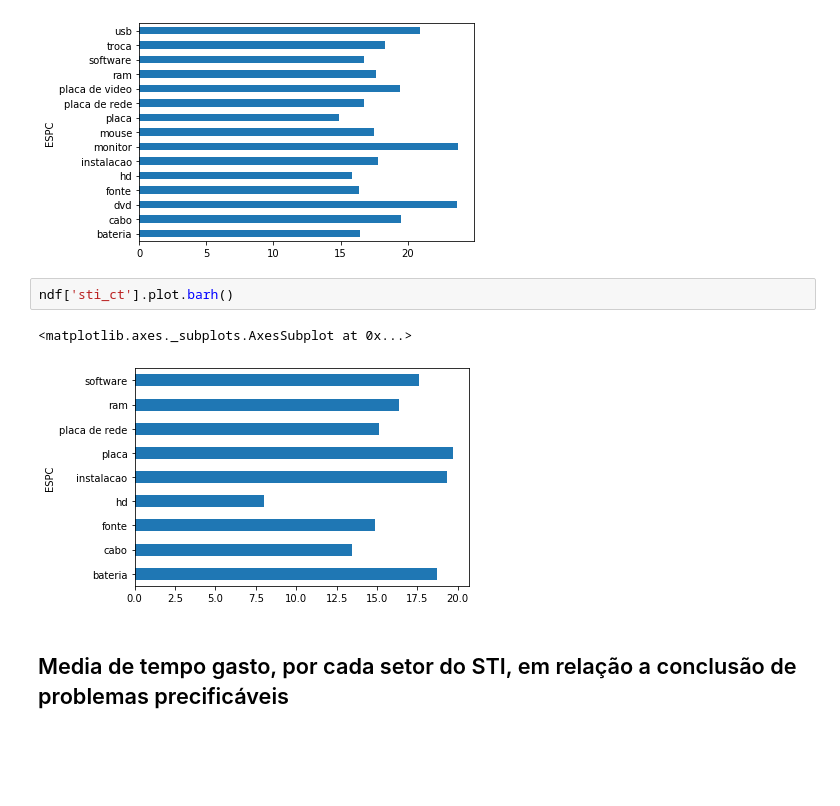
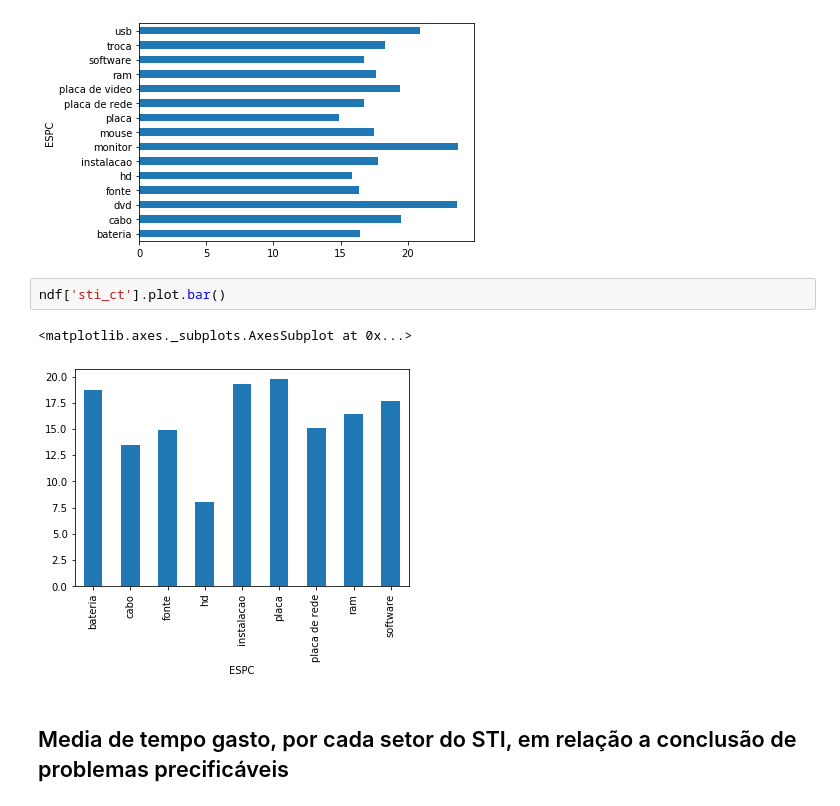
Before and after one commit to VictorCampelo/Ocomon-DS-Project, a Jupyter notebook: FirstOcomonNotebook.ipynb, the cells around one changed output. Cells and saved outputs as stored; diff of their text form; blank space fills up the shorter version.

```diff
--- a/FirstOcomonNotebook.ipynb
+++ b/FirstOcomonNotebook.ipynb
@@ -423,9 +550,9 @@ ndf['sti_central'].plot.barh()
 <matplotlib.axes._subplots.AxesSubplot at 0x...>
 [figure]
 # %%
-ndf['sti_ct'].plot.barh()
+ndf['sti_ct'].plot.bar()
 # %% [output]
 <matplotlib.axes._subplots.AxesSubplot at 0x...>
-[figure, old version]
+[figure, new version]
 # %% [markdown]
 ## Media de tempo gasto, por cada setor do STI, em relação a conclusão de problemas precificáveis
```
Also changed, not shown: parts of 44 cells of this notebook.
